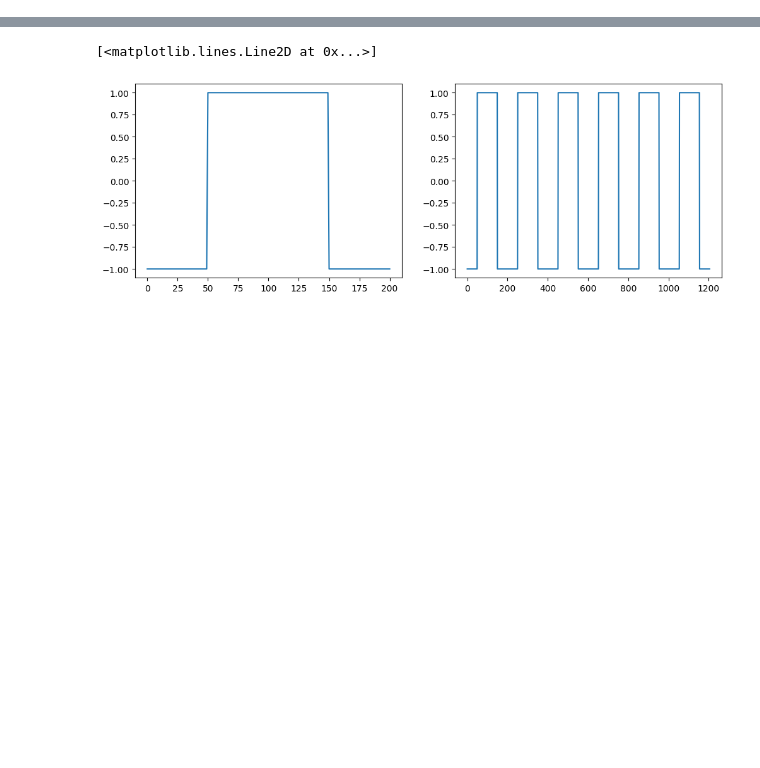
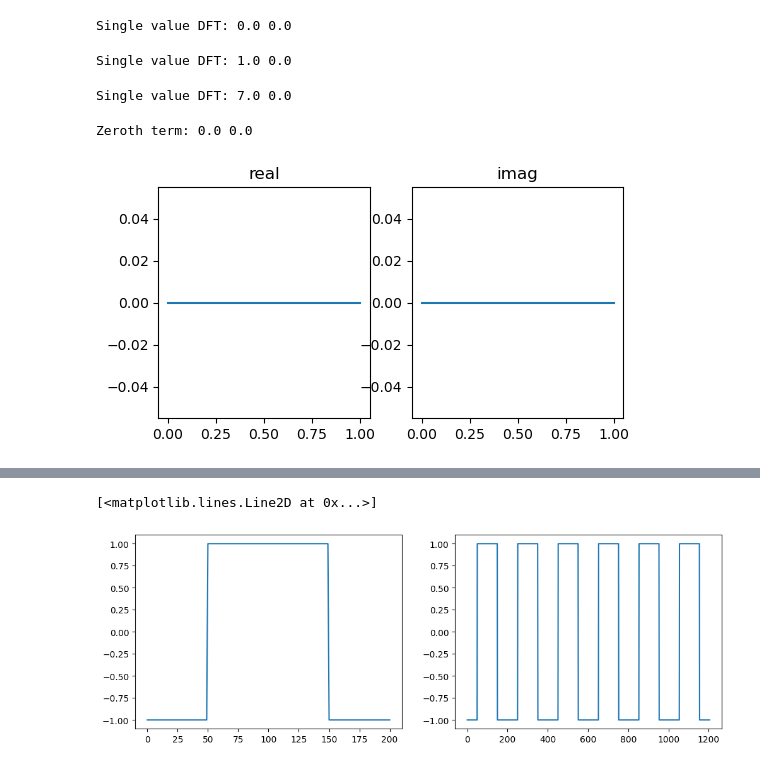
Before and after one commit to robfatland/sodium, a Jupyter notebook: fourier/fourier.ipynb, the cells around one changed output, grey strips where cells are left out. Cells and saved outputs as stored; diff of their text form; code cells hidden in the pictures; blank space fills up the shorter version.

```diff
--- a/fourier/fourier.ipynb
+++ b/fourier/fourier.ipynb
@@ -273,0 +241,33 @@ Later: Verify the reconstructed $\tilde{x}$ has Zeros in its imaginative part.
+# %%
+def PlotFDFT(x):
+    X = FDFT(x)
+    if len(X) == 0:
+        print("No result")
+    elif len(X) == 1:
+        print("Single value DFT:", X[0].real, X[0].imag)
+    else:
+        X_real,  X_imag  = [q.real for q in X],  [q.imag for q in X]
+        fig,axs=plt.subplots(1, 2, figsize=(6, 3))
+        axs[0].plot(X_real)
+        axs[1].plot(X_imag)
+        axs[0].set(title='real')
+        axs[1].set(title='imag')
+        print('Zeroth term:', X_real[0], X_imag[0])
+    return
+# %%
+PlotFDFT([0])
+# %% [output]
+Single value DFT: 0.0 0.0
+# %%
+PlotFDFT([1])
+# %% [output]
+Single value DFT: 1.0 0.0
+# %%
+PlotFDFT([7])
+# %% [output]
+Single value DFT: 7.0 0.0
+# %%
+PlotFDFT([0, 0])
+# %% [output]
+Zeroth term: 0.0 0.0
+[figure, added]
```
Also changed, not shown: parts of 29 cells of this notebook.
